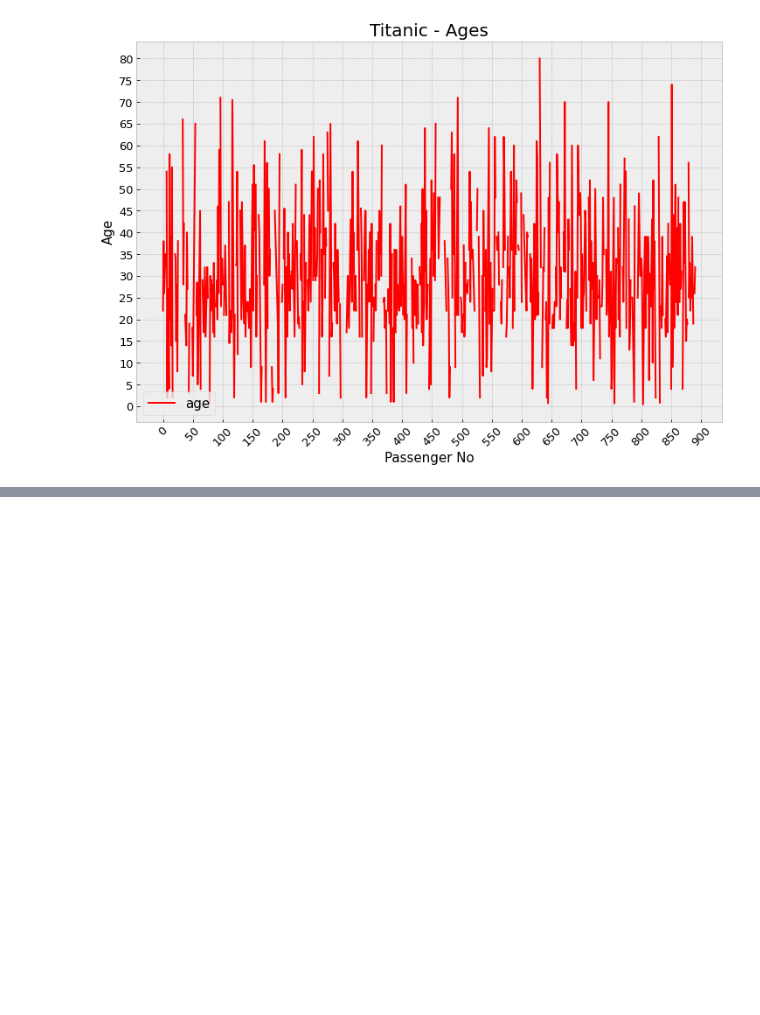
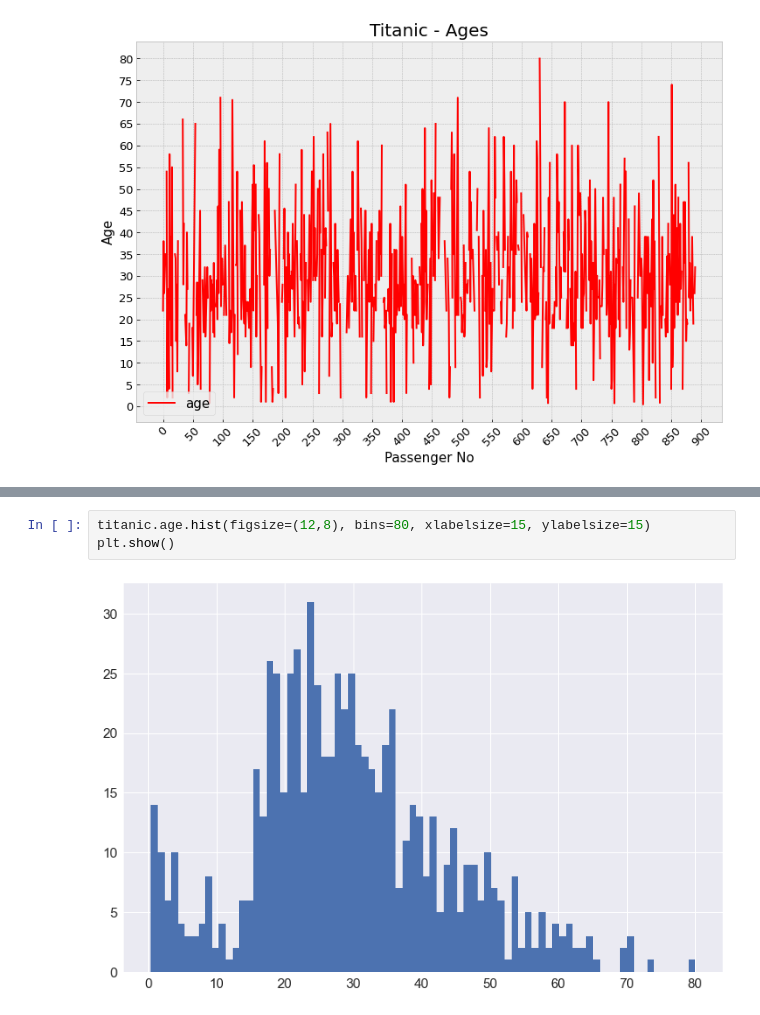
Before and after one commit to HeyThatsViv/Pandas-Udemy-Course, a Jupyter notebook: Vizualization with Matplotlib.ipynb, the cells around one changed output, grey strips where cells are left out. Cells and saved outputs as stored; diff of their text form; blank space fills up the shorter version.

```diff
--- a/Vizualization with Matplotlib.ipynb
+++ b/Vizualization with Matplotlib.ipynb
@@ -121,0 +161,5 @@ plt.show()
+# %%
+titanic.age.hist(figsize=(12,8), bins=80, xlabelsize=15, ylabelsize=15)
+plt.show()
+# %% [output]
+[figure, added]
```
Also changed, not shown: parts of 6 cells of this notebook.
